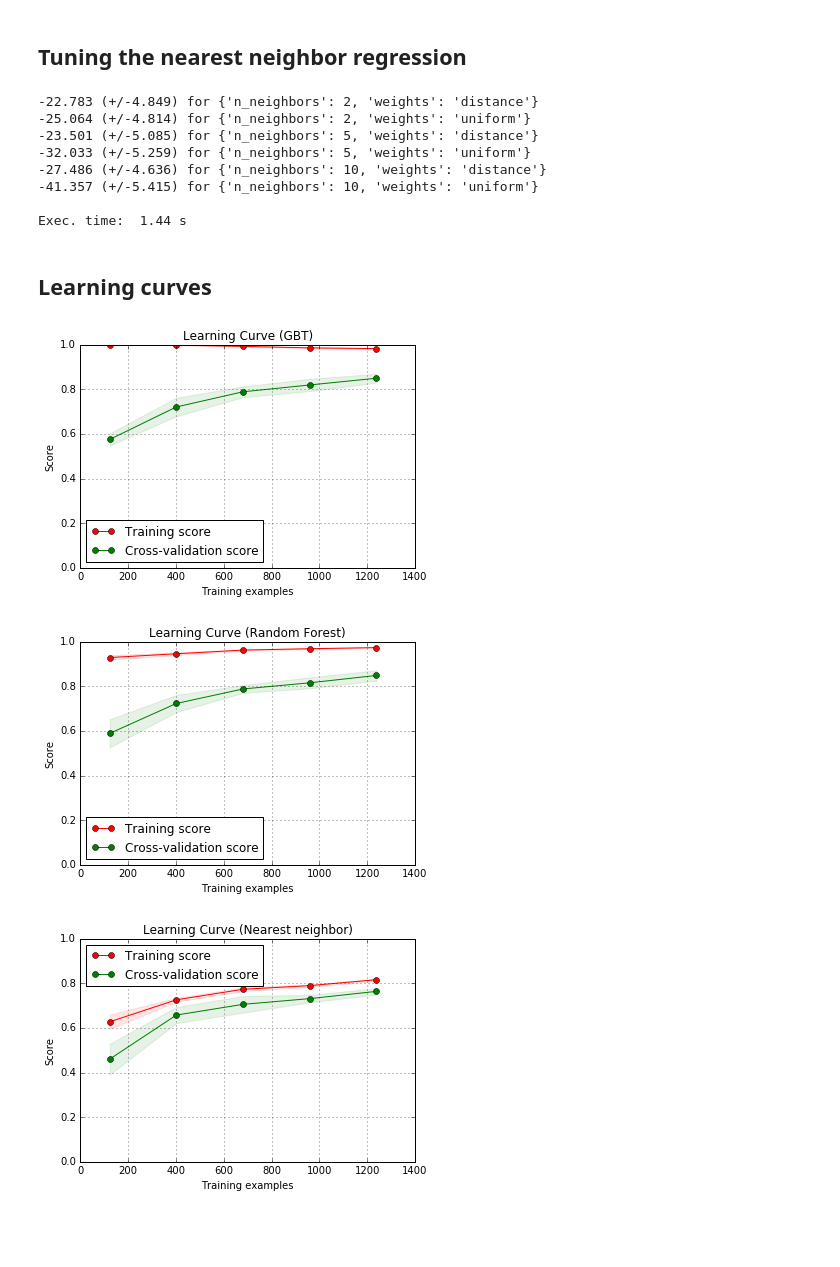
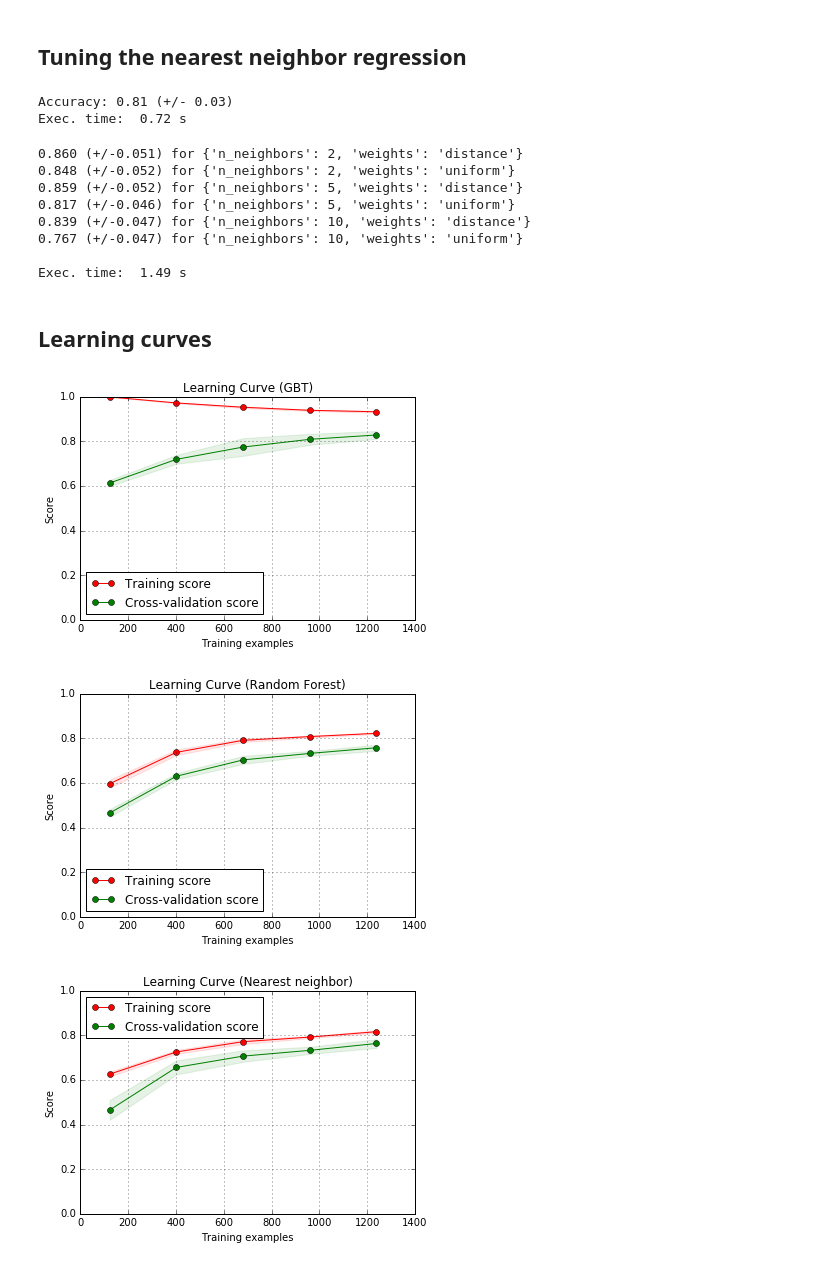
Before and after one commit to cleipski/CropPredict, a Jupyter notebook: 06_algorithm_selection.ipynb, the cells around one changed output. Cells and saved outputs as stored; diff of their text form; code cells hidden in the pictures; blank space fills up the shorter version.

```diff
--- a/06_algorithm_selection.ipynb
+++ b/06_algorithm_selection.ipynb
@@ -170,7 +252,7 @@ See the caveats in the documentation: http://pandas.pydata.org/pandas-docs/stabl
 from sklearn.model_selection import cross_val_score
 cv_k = 5
 cv_scoring = 'neg_mean_squared_error'
-# cv_scoring = 'r2'
+cv_scoring = 'r2'
 # %% [markdown]
 The order of the locations in the data is still such that they are grouped by county. For a reliable training and testing scenario, the data will have to be shuffled.
 # %%
@@ -383,12 +465,12 @@ now = time.time()
 # Set the parameters by cross-validation
 
 tuned_parameters = [{'n_estimators': [10,100,1000],
-                     'min_samples_split': [2,4,8],
-                    'min_samples_leaf': [10,20,50,100],
+                     'min_samples_split': [2, 5, 10, 20, 40],
+                    'min_samples_leaf': [10,20,50],
                     'max_features': ['auto','sqrt']}]
 
 
-est_base = RandomForestRegressor(random_state=0, n_jobs=-1)
+est_base = RandomForestRegressor(random_state=0,  n_jobs=-1)
 
 est = GridSearchCV(est_base, tuned_parameters, cv=kf, scoring=cv_scoring, n_jobs=-1)
 
@@ -434,6 +516,9 @@ scores = cross_val_score(est, X_train, y_train, cv=kf, scoring=cv_scoring)
 print("Accuracy: %0.2f (+/- %0.2f)" % (scores.mean(), scores.std() * 2))
 after = time.time()
 print('Exec. time: {:5.2f} s'.format(after-now))
+# %% [output]
+Accuracy: 0.81 (+/- 0.03)
+Exec. time:  0.72 s
 # %%
 # Nearest neighbor regression - with hyperparameter tuning
 from sklearn.model_selection import GridSearchCV
@@ -461,33 +546,34 @@ print()
 after = time.time()
 print('Exec. time: {:5.2f} s'.format(after-now))
 # %% [output]
--22.783 (+/-4.849) for {'n_neighbors': 2, 'weights': 'distance'}
--25.064 (+/-4.814) for {'n_neighbors': 2, 'weights': 'uniform'}
--23.501 (+/-5.085) for {'n_neighbors': 5, 'weights': 'distance'}
--32.033 (+/-5.259) for {'n_neighbors': 5, 'weights': 'uniform'}
--27.486 (+/-4.636) for {'n_neighbors': 10, 'weights': 'distance'}
--41.357 (+/-5.415) for {'n_neighbors': 10, 'weights': 'uniform'}
+0.860 (+/-0.051) for {'n_neighbors': 2, 'weights': 'distance'}
+0.848 (+/-0.052) for {'n_neighbors': 2, 'weights': 'uniform'}
+0.859 (+/-0.052) for {'n_neighbors': 5, 'weights': 'distance'}
+0.817 (+/-0.046) for {'n_neighbors': 5, 'weights': 'uniform'}
+0.839 (+/-0.047) for {'n_neighbors': 10, 'weights': 'distance'}
+0.767 (+/-0.047) for {'n_neighbors': 10, 'weights': 'uniform'}
 
-Exec. time:  1.44 s
+Exec. time:  1.49 s
 # %% [markdown]
 ## Learning curves
 # %%
 X, y = X_train, y_train
 title = "Learning Curve (GBT)"
-est = GradientBoostingRegressor(n_estimators=500, learning_rate=0.1,
+est = GradientBoostingRegressor(n_estimators=200, learning_rate=0.1,
                                 max_depth=3, random_state=0, loss='ls')
 plot_learning_curve(est, title, X, y, ylim=(0, 1.0), cv=kf, n_jobs=-1)
 plt.show()
 # %% [output]
-[figure, old version]
+[figure, new version]
 # %%
 X, y = X_train, y_train
 title = "Learning Curve (Random Forest)"
-est = RandomForestRegressor(n_estimators=10, n_jobs=-1)
+est = RandomForestRegressor(n_estimators=1000, n_jobs=-1, max_features= 'auto',
+                            min_samples_split= 40, min_samples_leaf = 10 )
 plot_learning_curve(est, title, X, y, ylim=(0, 1.0), cv=kf, n_jobs=-1)
 plt.show()
 # %% [output]
-[figure, old version]
+[figure, new version]
 # %%
 X, y = X_train, y_train
 title = "Learning Curve (Nearest neighbor)"
```
Also changed, not shown: parts of 36 cells of this notebook.
